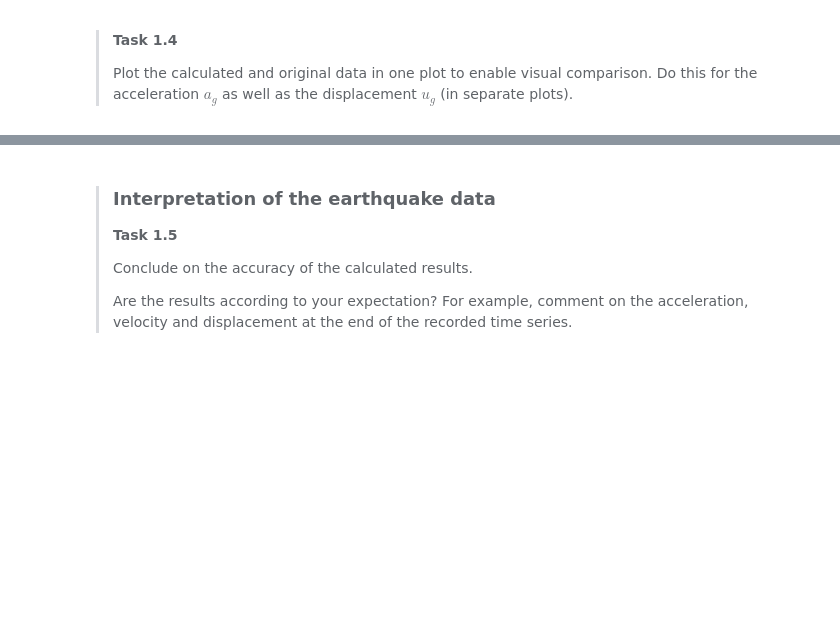
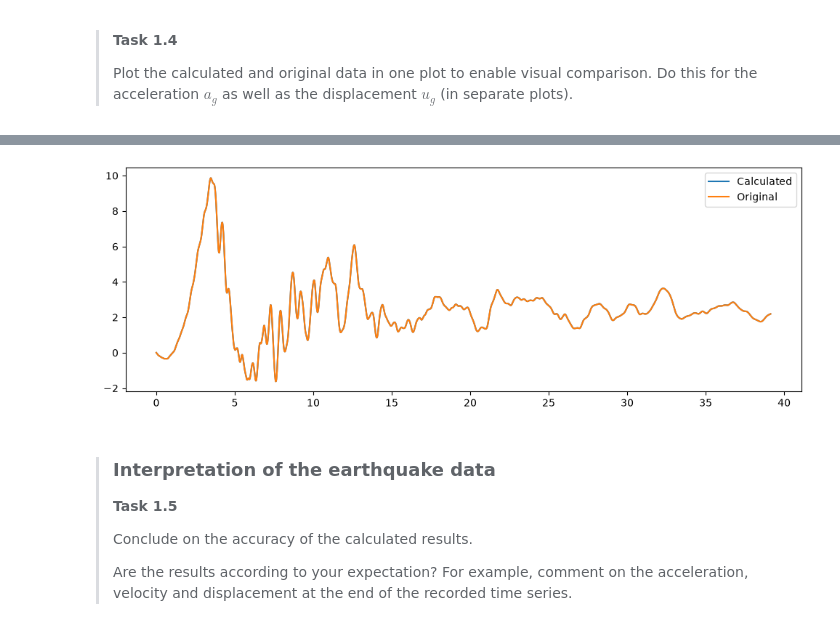
Before and after one commit to prajwalabc/GA1.2, a Jupyter notebook: 1Ddynamics.ipynb, the cells around one changed output, grey strips where cells are left out. Saved outputs shown, nothing was run; the diff lists cells and outputs as text; code cells hidden in the pictures; blank space fills up the shorter version.

```diff
--- a/1Ddynamics.ipynb
+++ b/1Ddynamics.ipynb
@@ -138,12 +134,13 @@ print(acc)
 # Trapezoidal Rule to integrate ground displacement from given velocity
 
 area_sum=0
+abc=0
 trapezoidal=[]
 trapezoidal.append(0)
 for i in range(len(vg)-1):
     summed=((vg[i]+vg[i+1])/2)*dt
-    trapezoidal.append(summed)
-    area_sum=np.sum(trapezoidal)
-print(f'The velocity using the trapezoidal method is {area_sum.round(2)} m/s')
+    abc+=summed
+    trapezoidal.append(abc)
+print(f'The velocity using the trapezoidal method is {abc} m/s')
 print(f'The list of individual area is {trapezoidal}')
 # %% [output]
@@ -171,11 +170,13 @@ plt.show()
 # %%
 # Plotting ground displacement
 
 plt.figure(figsize=(12, 4))
-### YOUR CODE HERE ###
-### YOUR CODE HERE ###
-### YOUR CODE HERE ###
+plt.plot(t,trapezoidal,label='Calculated')
+plt.plot(t,ug,label='Original')
+plt.legend()
 plt.show()
+# %% [output]
+[figure, added]
 # %% [markdown]
 >### Interpretation of the earthquake data
 >
```
Also changed, not shown: parts of 4 cells of this notebook.
